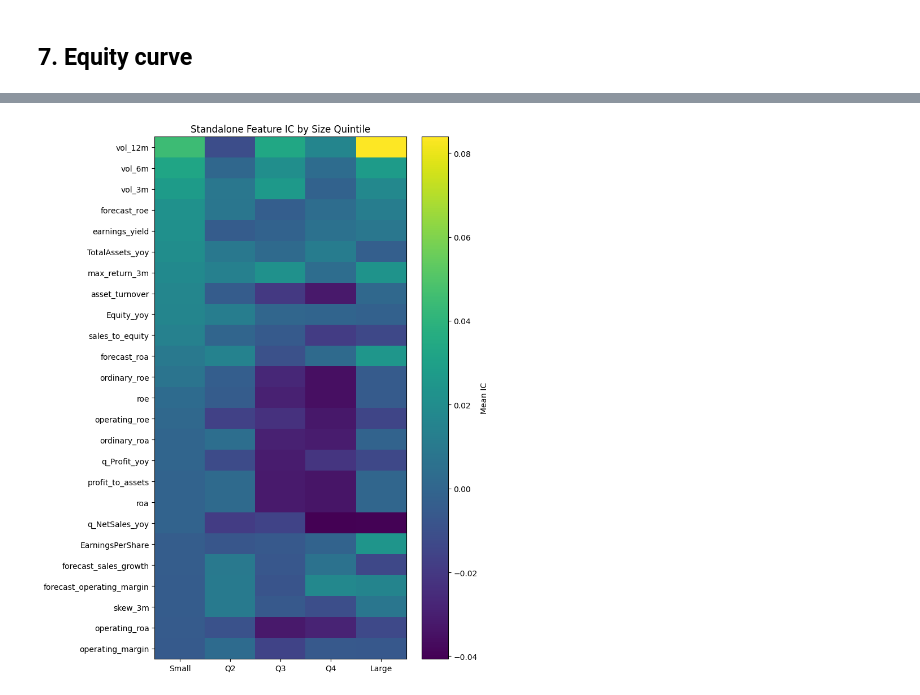
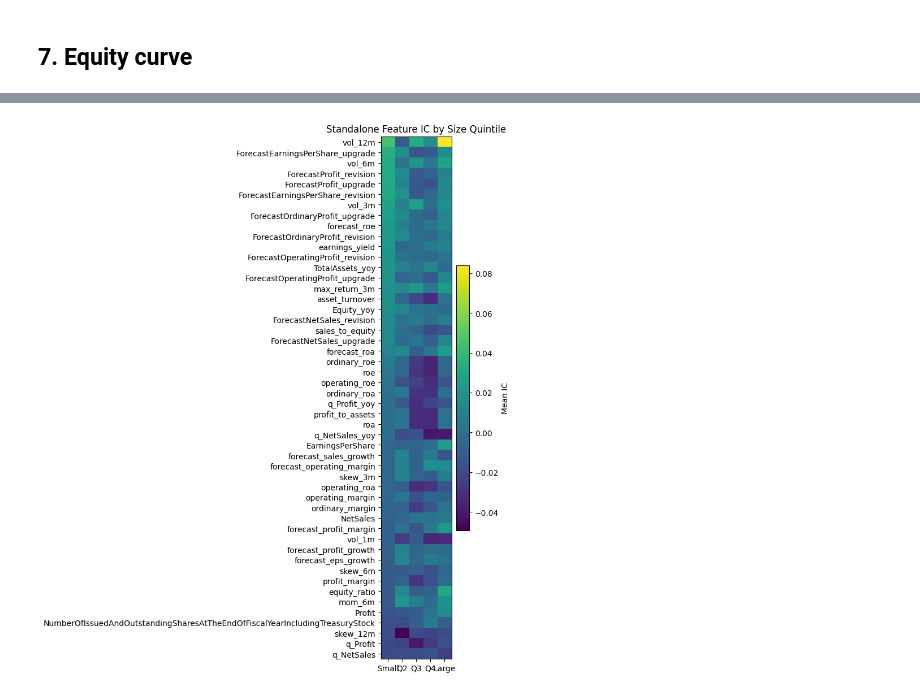
Before and after one commit to fallenwaffle/xgboost_stock_ranking, a Jupyter notebook: notebooks/05_model.ipynb, the cells around one changed output, grey strips where cells are left out. Saved outputs shown, nothing was run; the diff lists cells and outputs as text; code cells hidden in the pictures.

```diff
--- a/notebooks/05_model.ipynb
+++ b/notebooks/05_model.ipynb
@@ -620,32 +620,32 @@ import matplotlib.pyplot as plt
 plot_data = (
     pivot.drop(columns="Difference")
          .sort_values("Small", ascending=False)
-         .head(25)
+         .head(50)
 )
 
 plt.figure(figsize=(8,10))
 
 plt.imshow(
     plot_data.values,
     aspect="auto"
 )
 
 plt.xticks(
     range(5),
     plot_data.columns
 )
 
 plt.yticks(
     range(len(plot_data)),
     plot_data.index
 )
 
 plt.colorbar(label="Mean IC")
 
 plt.title("Standalone Feature IC by Size Quintile")
 
 plt.tight_layout()
 
 plt.show()
 # %% [output]
-[figure, old version]
+[figure, new version]
```
Also changed, not shown: parts of 13 cells of this notebook, 2 other files.
